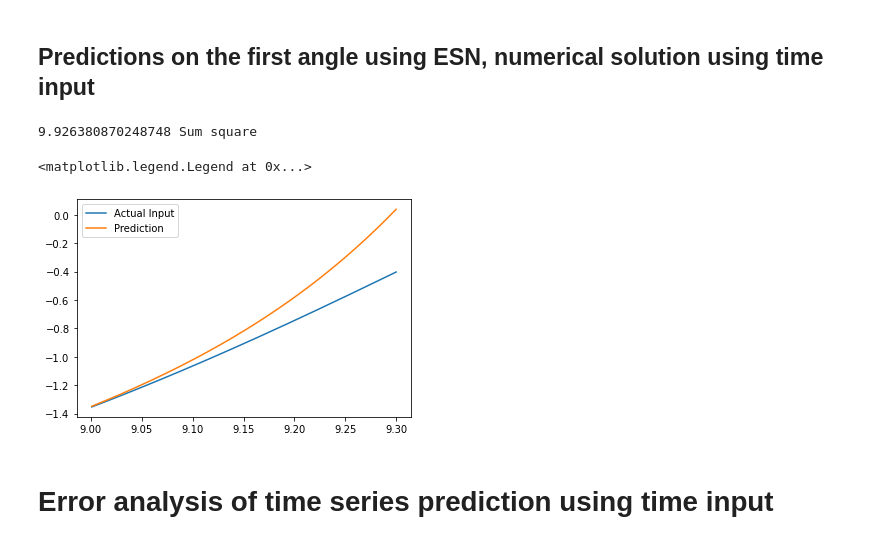
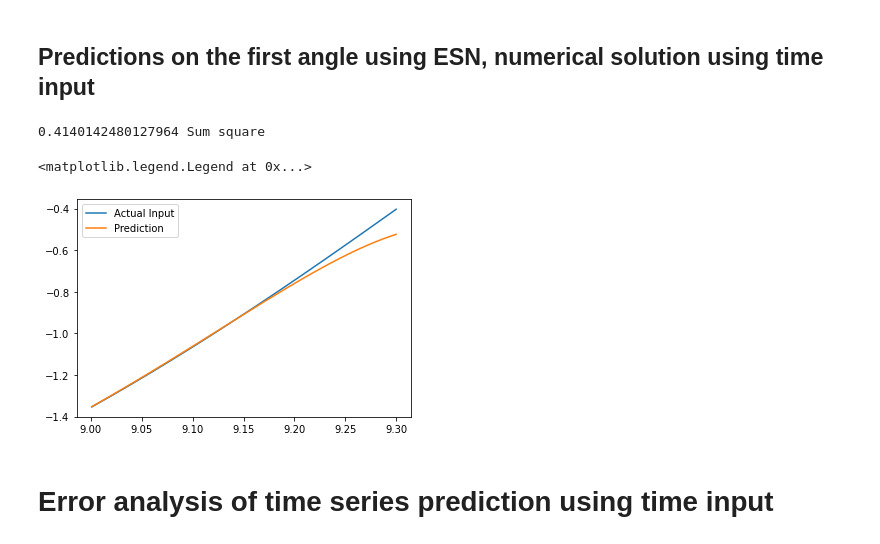
Before and after one commit to JustinZal/PendulumNN, a Jupyter notebook: Coupled Pendulums prediction.ipynb, the cells around one changed output. Cells and saved outputs as stored; diff of their text form; code cells hidden in the pictures.

```diff
--- a/Coupled Pendulums prediction.ipynb
+++ b/Coupled Pendulums prediction.ipynb
@@ -119,36 +119,36 @@ global_teacher_forcing = False
 best_iterations = 3
 
 def get_global_esn():
     return getESN(
         1,
         global_reservoir_size,
         global_spectral_radius,
         global_sparsity,
         global_noise,
         global_teacher_forcing
     )
 
 esn = get_global_esn()
 
 cutoff = int(len(t) * 0.9)
 
 t_train = t[:cutoff]
 y_train = angle1[:cutoff]
 t_test = t[cutoff:]
 y_test = angle1[cutoff:]
 
 N_samples = 300
 weights = esn.fit(t_train, y_train)
-pred = esn.predict(t_test[:N], True)[:, 0]
+pred = esn.predict(t_test[:N_samples], True)[:, 0]
 
 print(((pred - y_test[:N_samples]) ** 2).sum(), 'Sum square')
 
 plt.plot(t_test[:N_samples], y_test[:N_samples], t_test[:N_samples], pred)
 plt.legend(['Actual Input', 'Prediction'])
 # %% [output]
-9.926380870248748 Sum square
+0.4140142480127964 Sum square
 <matplotlib.legend.Legend at 0x...>
-[figure, old version]
+[figure, new version]
 # %% [markdown]
 # Error analysis of time series prediction using time input
 # %% [markdown]
```
Also changed, not shown: parts of 1 cell of this notebook.
